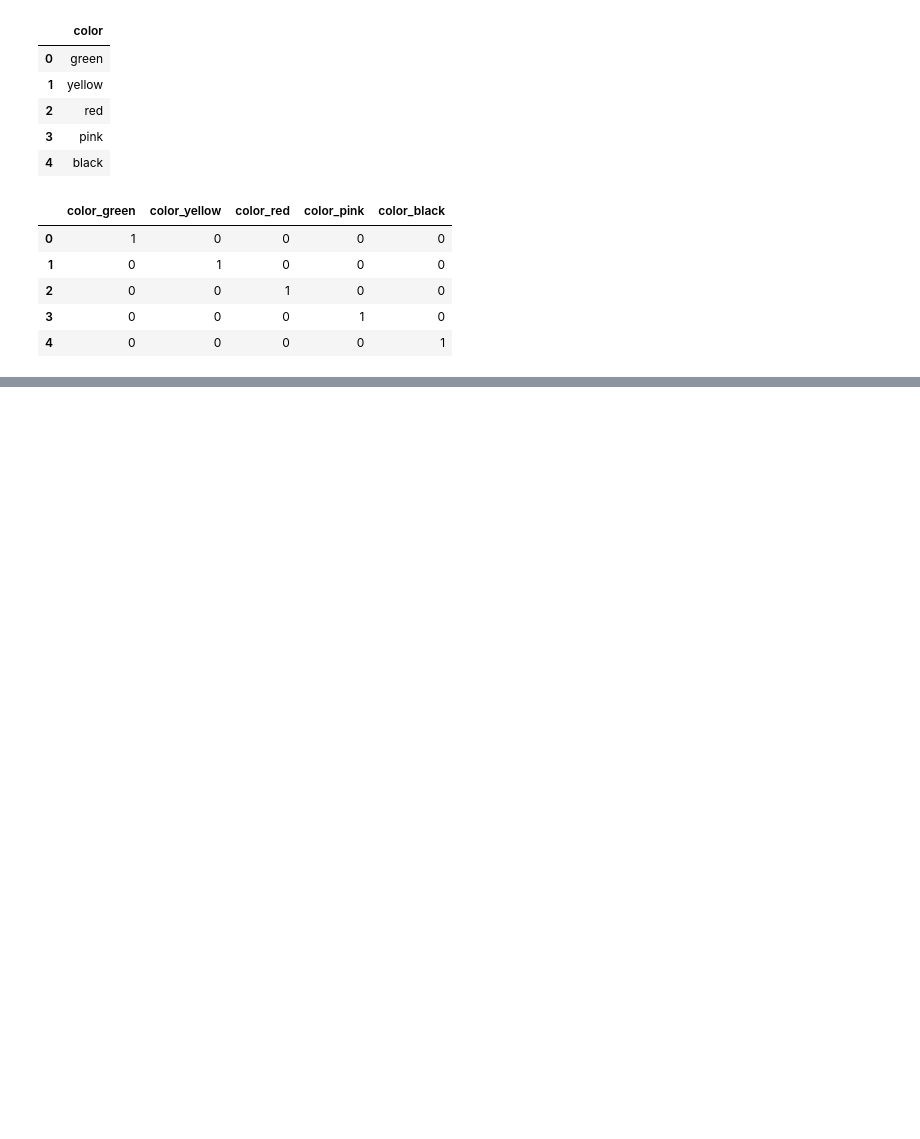
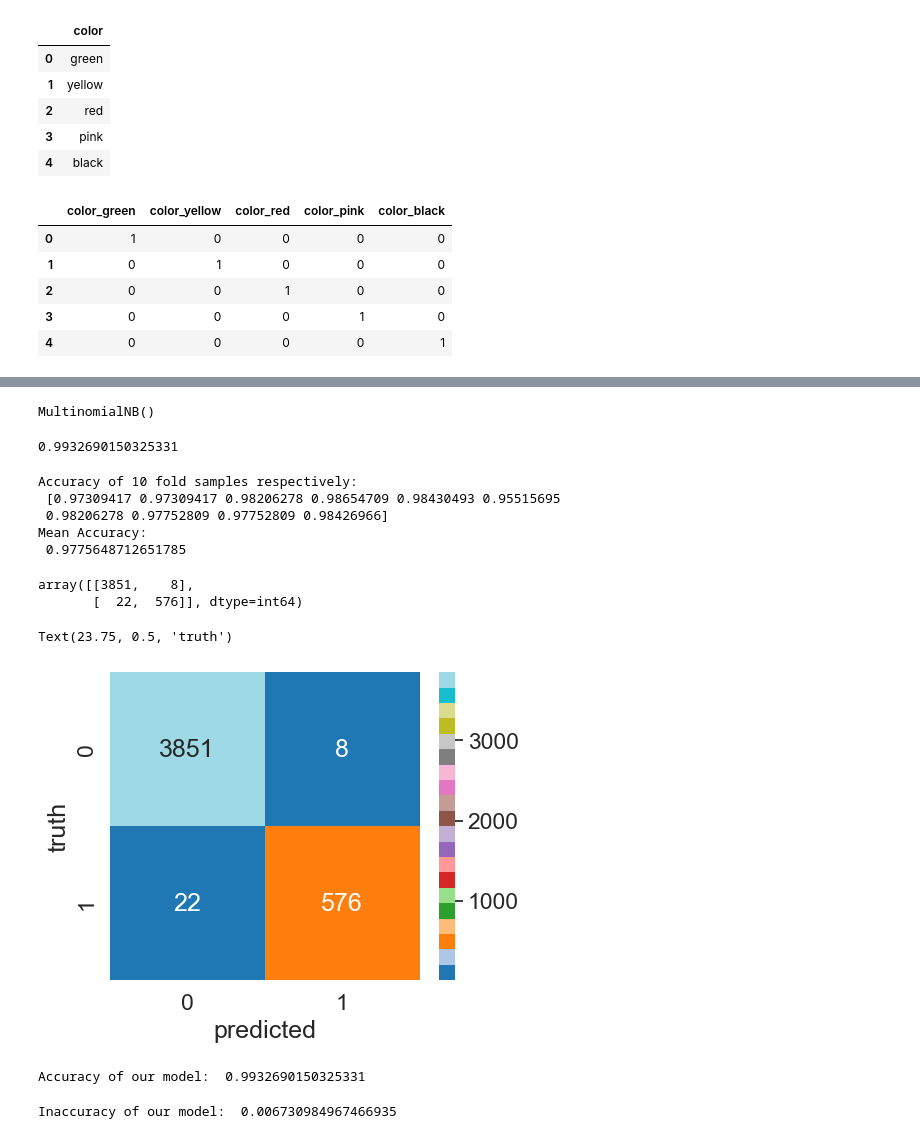
Before and after one commit to kidusabe1/Spam-Email-Classifier-My-first-model, a Jupyter notebook: email_spam_classifier.ipynb, the cells around one changed output, grey strips where cells are left out. Drawn from its saved outputs; the diff is of its cells as text; code cells hidden in the pictures; blank space fills up the shorter version.

Commit message:
Done with the model, added a code snippet

```diff
--- a/email_spam_classifier.ipynb
+++ b/email_spam_classifier.ipynb
@@ -211,0 +226,5 @@ Name: Category_spam, dtype: float64
+# %%
+from sklearn.feature_extraction.text import CountVectorizer
+vectorizer=CountVectorizer()
+x_train_count=vectorizer.fit_transform(x_train.values)
+x_train_count.toarray()
@@ -211,0 +239,70 @@ Name: Category_spam, dtype: float64
+# %%
+# import multinomial naivebayes ML algorithm from sklearn.naive_bayes
+from sklearn.naive_bayes import MultinomialNB
+# we build our model(object of multinomialNB class) using the module we imported
+model=MultinomialNB()
+# train our model using the x_train_count and the y_train training datasets we have mined
+model.fit(x_train_count,y_train)
+# %% [output]
+MultinomialNB()
+# %%
+# to find the training accuracy of the model
+model.score(x_train_count,y_train)
+# %% [output]
+0.9932690150325331
+# %%
+# The above train test split method we have used is a bit inaccurate in telling us the correct
+# accuracy of our model, therefore we have to take resamples of our data and do the training
+# by iterating through our sample making one as our testing subset, there are two ways to do that
+# 1. is LEAVE ONE OUT CROSS VALIDATION
+# 2. is K-folf cross validation
+# but we will be using a stratified k-fold cross validation
+from statistics import mean
+from sklearn.model_selection import cross_val_score
+cross=cross_val_score(model,x_train_count,y_train,cv=10, scoring="accuracy")
+print("Accuracy of 10 fold samples respectively:\n",cross)
+print("Mean Accuracy:\n",mean(cross))
+# %% [output]
+Accuracy of 10 fold samples respectively:
+ [0.97309417 0.97309417 0.98206278 0.98654709 0.98430493 0.95515695
+ 0.98206278 0.97752809 0.97752809 0.98426966]
+Mean Accuracy:
+ 0.9775648712651785
+# %%
+# Assume in our imbalanced dataset with 1000 data points 900 spam and 100 ham,
+# if our model classifies all our data as spam then the accuracy will be 90%
+# and that is not what we want. To solve this we need to implement confusion matrix
+from sklearn.metrics import confusion_matrix
+# since we have to make comparison with the actual output and the predicted output
+# we have to store the the predicted result in an object
+y_train_predicted= model.predict(x_train_count)
+# then we have to generate the confusion matrix using our module
+cm= confusion_matrix(y_train,y_train_predicted)
+cm
+# %% [output]
+array([[3851,    8],
+       [  22,  576]], dtype=int64)
+# %%
+# to visualize our confusion matrix we need to use the seaborn module
+import seaborn as sn
+plt.figure(figsize=(5,4))
+sn.set(font_scale=1.5)
+sn.heatmap(cm,cmap="tab20",annot=True,fmt="d")
+plt.xlabel('predicted')
+plt.ylabel('truth')
+# %% [output]
+Text(23.75, 0.5, 'truth')
+[figure, added]
+# %%
+# to calculate the accuracy of out model
+from sklearn.metrics import accuracy_score
+
+print("Accuracy of our model: ",accuracy_score(y_train,y_train_predicted))
+# %% [output]
+Accuracy of our model:  0.9932690150325331
+# %%
+# to calculate incaccuracy of our model
+
+print("Inaccuracy of our model: ",1-accuracy_score(y_train,y_train_predicted))
+# %% [output]
+Inaccuracy of our model:  0.006730984967466935
```
Also changed, not shown: parts of 26 cells of this notebook, 1 other file.
